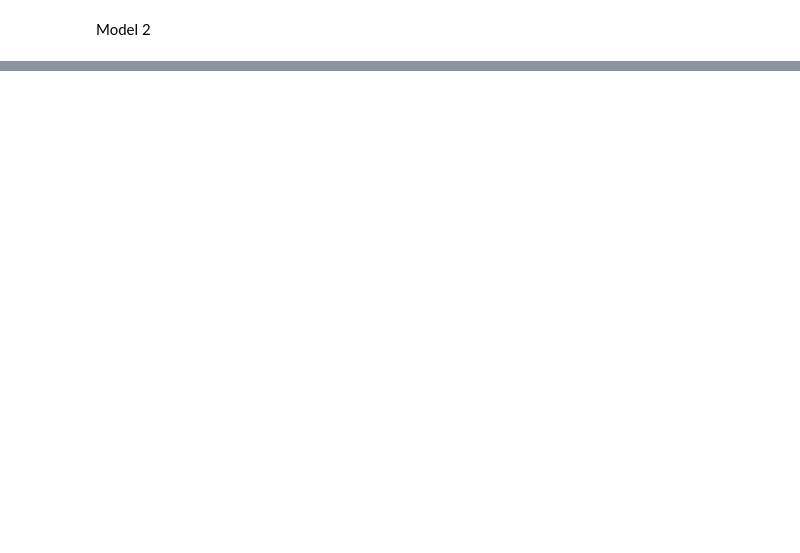
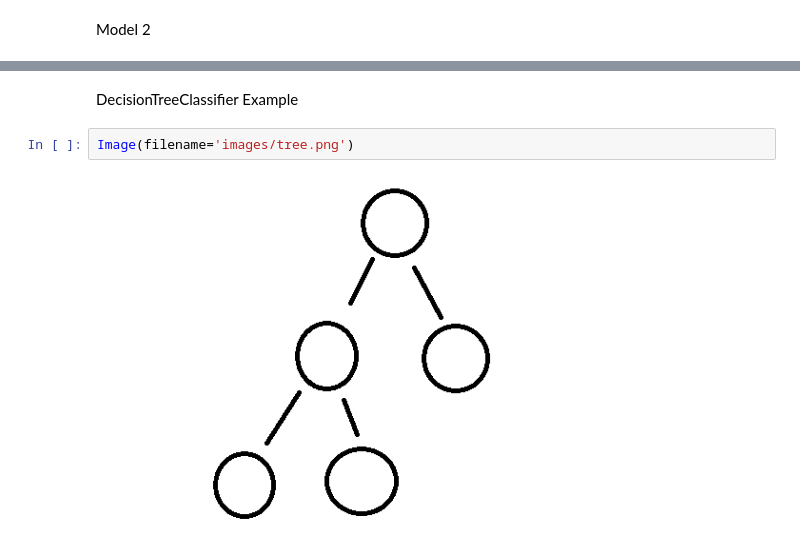
Before and after one commit to asmith283/JUMPlus, a Jupyter notebook: project3/irisDataCleaning.ipynb, the cells around one changed output, grey strips where cells are left out. Saved outputs shown, nothing was run; the diff lists cells and outputs as text; blank space fills up the shorter version.

```diff
--- a/project3/irisDataCleaning.ipynb
+++ b/project3/irisDataCleaning.ipynb
@@ -245,0 +319,6 @@ mean_squared_error(x_test['SepalWidthCm'], x_pred)
+# %% [markdown]
+DecisionTreeClassifier Example
+# %%
+Image(filename='images/tree.png')
+# %% [output]
+[figure, added]
```
Also changed, not shown: parts of 82 cells of this notebook, 2 other files.
